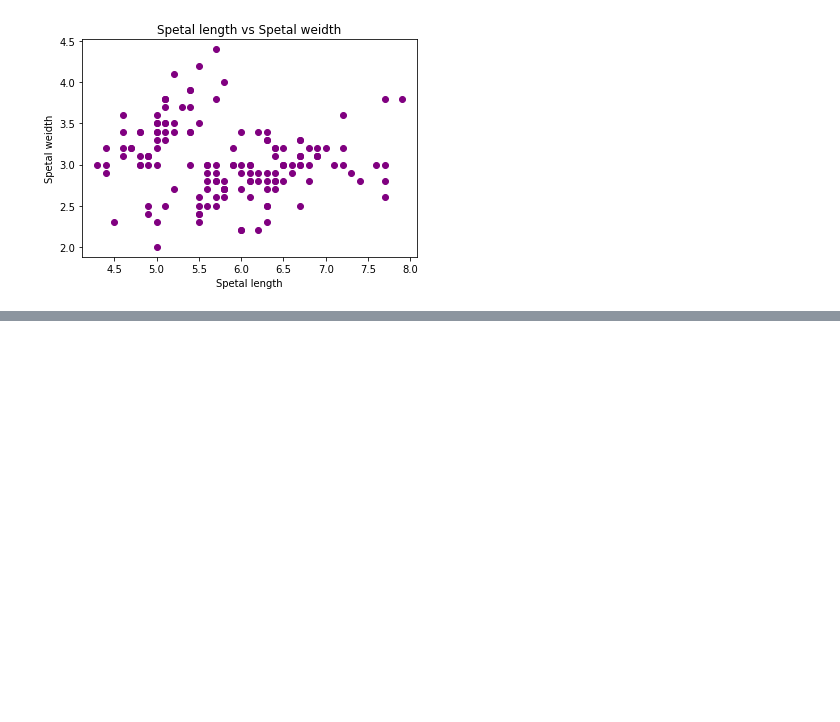
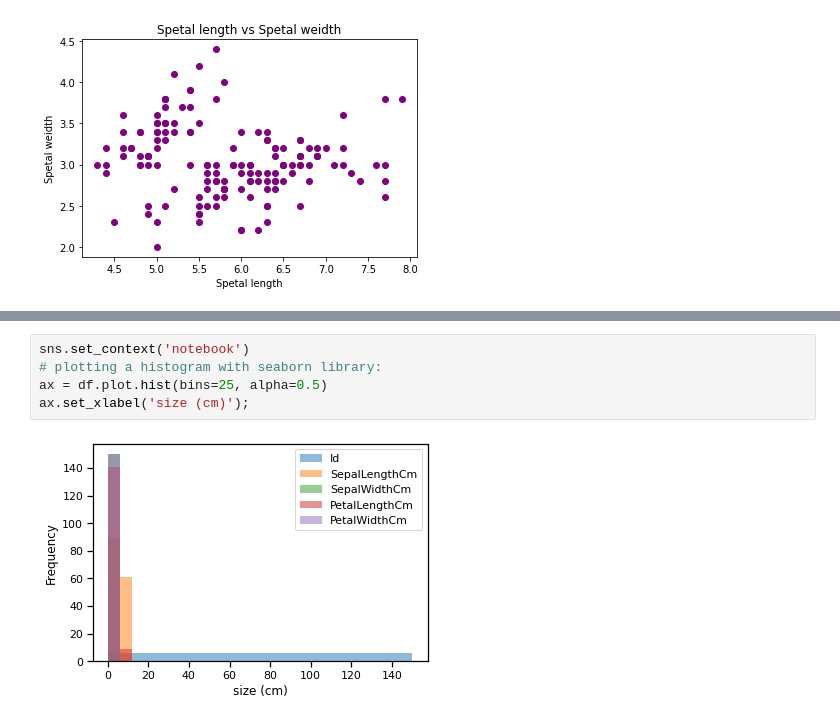
Before and after one commit to mohmaed7777/Data-Analysis-with-python-, a Jupyter notebook: EDA_Notebook.ipynb, the cells around one changed output, grey strips where cells are left out. Drawn from its saved outputs; the diff is of its cells as text; blank space fills up the shorter version.

```diff
--- a/EDA_Notebook.ipynb
+++ b/EDA_Notebook.ipynb
@@ -184,0 +213,7 @@ ax.set(xlabel='The Spetal length per cm',
+# %%
+sns.set_context('notebook')
+# plotting a histogram with seaborn library:
+ax = df.plot.hist(bins=25, alpha=0.5)
+ax.set_xlabel('size (cm)');
+# %% [output]
+[figure, added]
```
Also changed, not shown: parts of 7 cells of this notebook.
